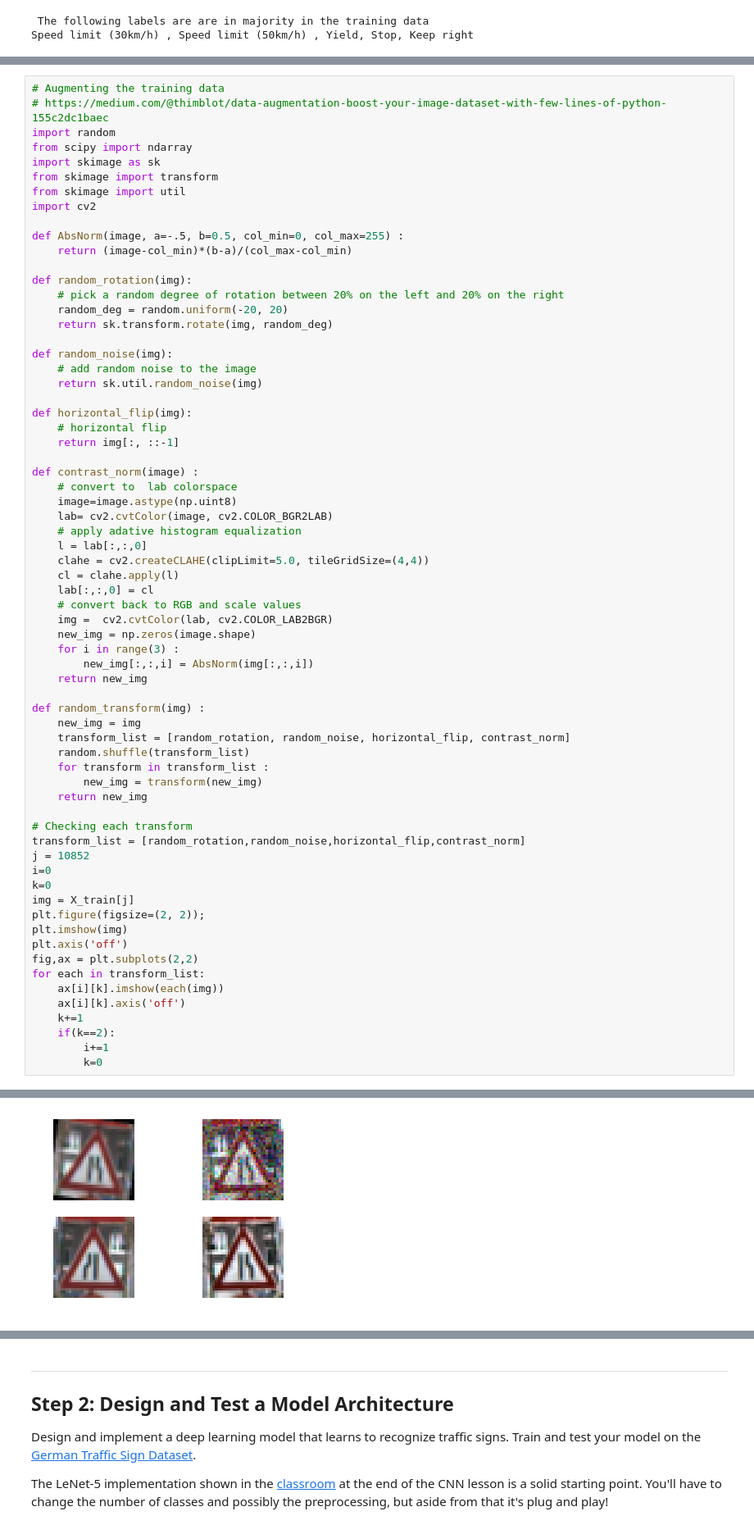
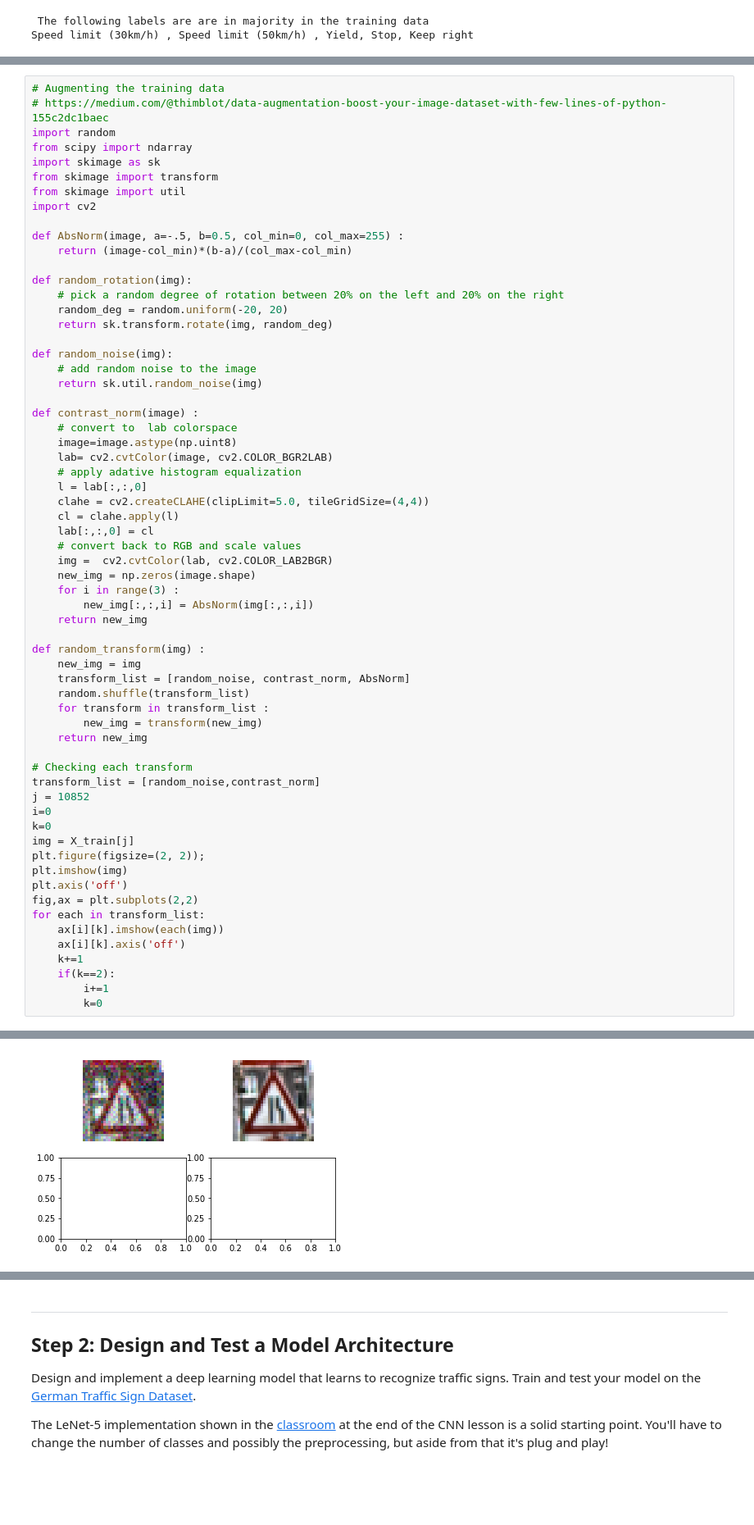
Before and after one commit to himakiran/CarND-Traffic-Sign-Classifier-Project, a Jupyter notebook: Traffic_Sign_Classifier.ipynb, the cells around one changed output, grey strips where cells are left out. Shown at 82% size. Saved outputs shown, nothing was run; the diff lists cells and outputs as text; blank space fills up the shorter version.

Commit message:
accuracy 93.4%
Num_augment = 15000
removed horizontal flip and random rotation to augmen data.
0.003
20
128

```diff
--- a/Traffic_Sign_Classifier.ipynb
+++ b/Traffic_Sign_Classifier.ipynb
@@ -230,10 +230,6 @@ def random_noise(img):
     # add random noise to the image
     return sk.util.random_noise(img)
 
-def horizontal_flip(img):
-    # horizontal flip
-    return img[:, ::-1]
-
 def contrast_norm(image) :
     # convert to  lab colorspace
     image=image.astype(np.uint8)
@@ -248,36 +244,36 @@ def contrast_norm(image) :
     new_img = np.zeros(image.shape)
     for i in range(3) :
         new_img[:,:,i] = AbsNorm(img[:,:,i])
     return new_img
 
 def random_transform(img) :
     new_img = img
-    transform_list = [random_rotation, random_noise, horizontal_flip, contrast_norm]
+    transform_list = [random_noise, contrast_norm, AbsNorm]
     random.shuffle(transform_list)
     for transform in transform_list :
         new_img = transform(new_img)
     return new_img
 
 # Checking each transform
-transform_list = [random_rotation,random_noise,horizontal_flip,contrast_norm]
+transform_list = [random_noise,contrast_norm]
 j = 10852
 i=0
 k=0
 img = X_train[j]
 plt.figure(figsize=(2, 2));
 plt.imshow(img)
 plt.axis('off')
 fig,ax = plt.subplots(2,2)
 for each in transform_list:
     ax[i][k].imshow(each(img))
     ax[i][k].axis('off')
     k+=1
     if(k==2):
         i+=1
         k=0
 # %% [output]
 [figure]
-[figure, old version]
+[figure, new version]
 # %%
 # Augmenting training data set using above transformations
 # num = how many extra training data points
```
Also changed, not shown: parts of 5 cells of this notebook, 1 other file.
